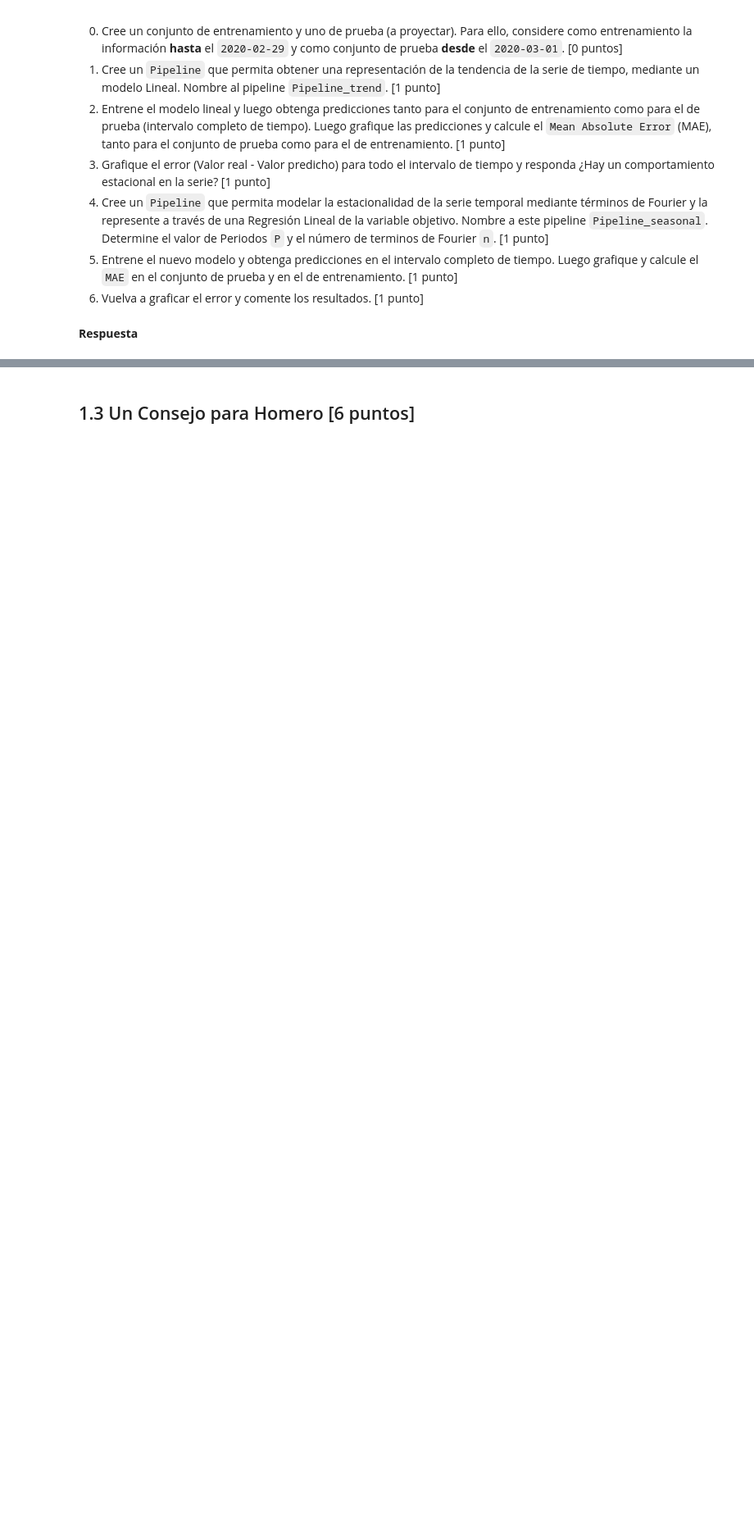
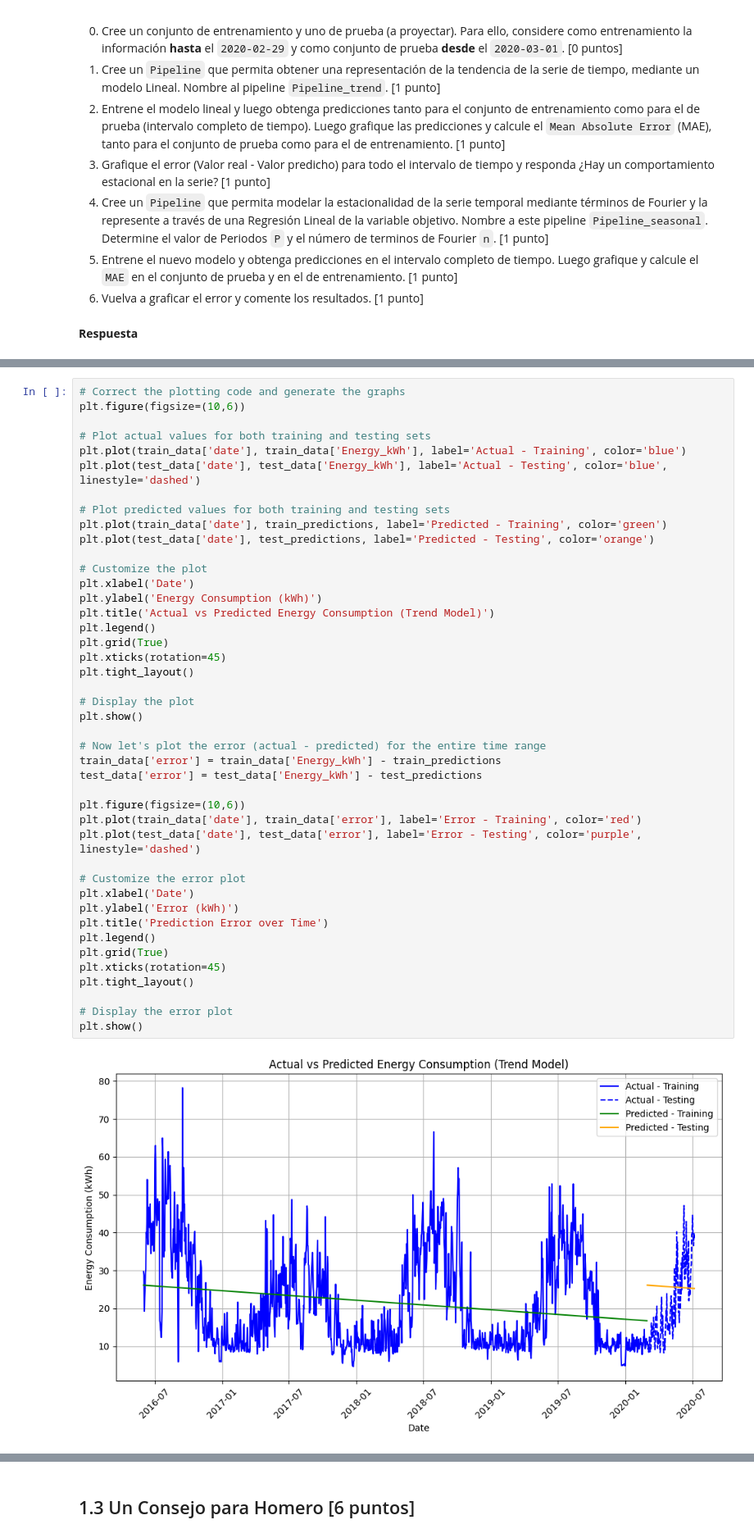
Before and after one commit to Qajirr/MDS7202-Labs, a Jupyter notebook: Lab 8 - Forecasting/Lab_8_Enunciado.ipynb, the cells around one changed output, grey strips where cells are left out. Shown at 82% size. Saved outputs shown, nothing was run; the diff lists cells and outputs as text; blank space fills up the shorter version.

```diff
--- a/Lab 8 - Forecasting/Lab_8_Enunciado.ipynb
+++ b/Lab 8 - Forecasting/Lab_8_Enunciado.ipynb
@@ -134,0 +235,45 @@ Usted, como buen ciudadano de Springfield, decide ayudar a Homero, el cual le pi
+# %%
+# Correct the plotting code and generate the graphs
+plt.figure(figsize=(10,6))
+
+# Plot actual values for both training and testing sets
+plt.plot(train_data['date'], train_data['Energy_kWh'], label='Actual - Training', color='blue')
+plt.plot(test_data['date'], test_data['Energy_kWh'], label='Actual - Testing', color='blue', linestyle='dashed')
+
+# Plot predicted values for both training and testing sets
+plt.plot(train_data['date'], train_predictions, label='Predicted - Training', color='green')
+plt.plot(test_data['date'], test_predictions, label='Predicted - Testing', color='orange')
+
+# Customize the plot
+plt.xlabel('Date')
+plt.ylabel('Energy Consumption (kWh)')
+plt.title('Actual vs Predicted Energy Consumption (Trend Model)')
+plt.legend()
+plt.grid(True)
+plt.xticks(rotation=45)
+plt.tight_layout()
+
+# Display the plot
+plt.show()
+
+# Now let's plot the error (actual - predicted) for the entire time range
+train_data['error'] = train_data['Energy_kWh'] - train_predictions
+test_data['error'] = test_data['Energy_kWh'] - test_predictions
+
+plt.figure(figsize=(10,6))
+plt.plot(train_data['date'], train_data['error'], label='Error - Training', color='red')
+plt.plot(test_data['date'], test_data['error'], label='Error - Testing', color='purple', linestyle='dashed')
+
+# Customize the error plot
+plt.xlabel('Date')
+plt.ylabel('Error (kWh)')
+plt.title('Prediction Error over Time')
+plt.legend()
+plt.grid(True)
+plt.xticks(rotation=45)
+plt.tight_layout()
+
+# Display the error plot
+plt.show()
+# %% [output]
+[figure, added]
```
Also changed, not shown: parts of 18 cells of this notebook.
